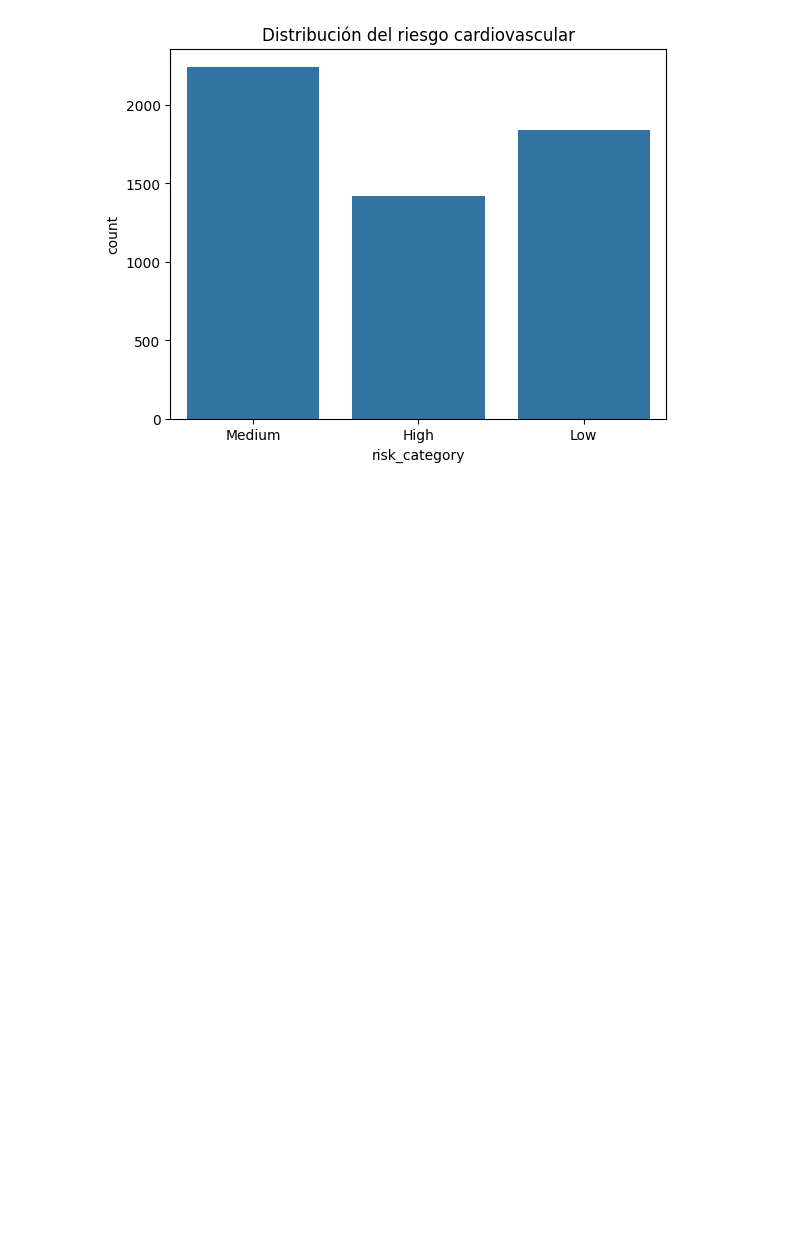
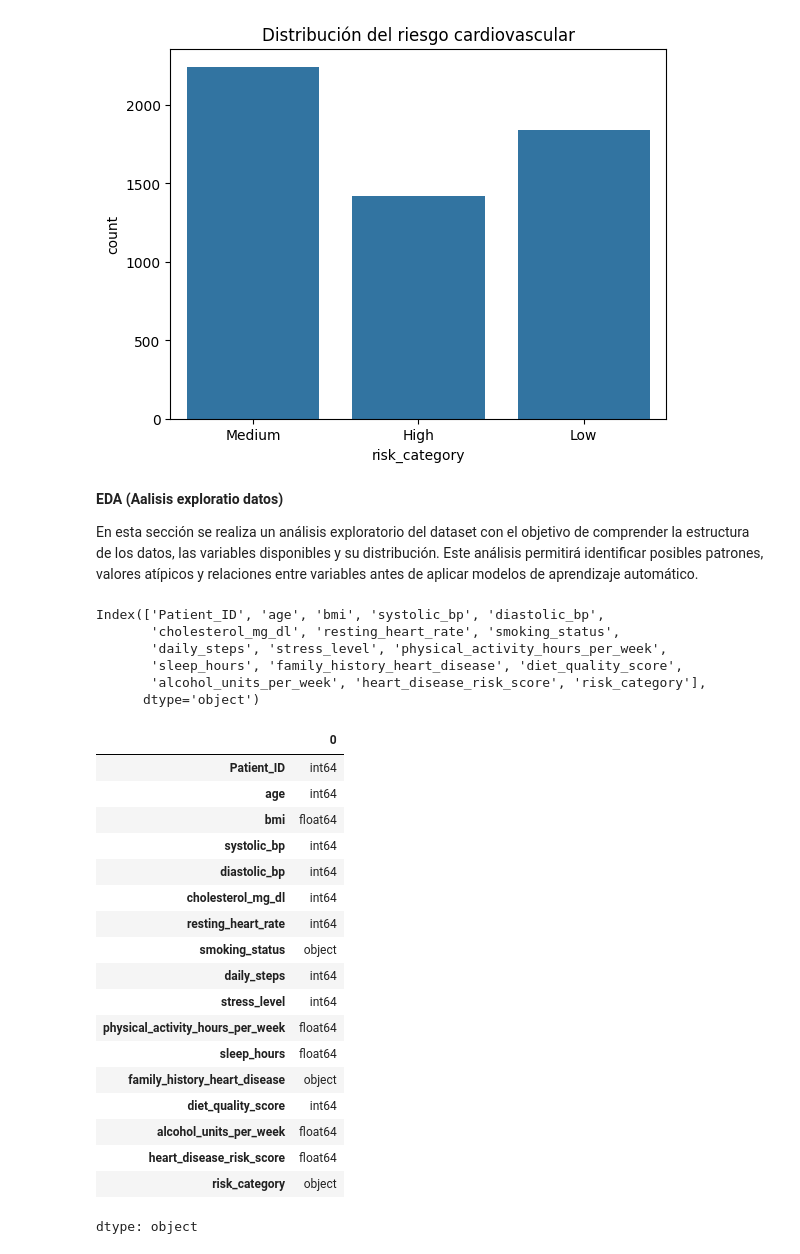
Before and after one commit to Grodriguezca/TFG-INF, a Jupyter notebook: TFGinformatica.ipynb, the cells around one changed output. Saved outputs shown, nothing was run; the diff lists cells and outputs as text; code cells hidden in the pictures; blank space fills up the shorter version.

```diff
--- a/TFGinformatica.ipynb
+++ b/TFGinformatica.ipynb
@@ -64,3 +69,39 @@ plt.title("Distribución del riesgo cardiovascular")
 plt.show()
 # %% [output]
 [figure]
+# %% [markdown]
+**EDA (Aalisis exploratio datos)**
+
+
+En esta sección se realiza un análisis exploratorio del dataset con el objetivo de comprender la estructura de los datos, las variables disponibles y su distribución. Este análisis permitirá identificar posibles patrones, valores atípicos y relaciones entre variables antes de aplicar modelos de aprendizaje automático.
+# %%
+df.columns
+# %% [output]
+Index(['Patient_ID', 'age', 'bmi', 'systolic_bp', 'diastolic_bp',
+       'cholesterol_mg_dl', 'resting_heart_rate', 'smoking_status',
+       'daily_steps', 'stress_level', 'physical_activity_hours_per_week',
+       'sleep_hours', 'family_history_heart_disease', 'diet_quality_score',
+       'alcohol_units_per_week', 'heart_disease_risk_score', 'risk_category'],
+      dtype='object')
+# %%
+df.dtypes
+# %% [output]
+|  | 0 |
+| Patient_ID | int64 |
+| age | int64 |
+| bmi | float64 |
+| systolic_bp | int64 |
+| diastolic_bp | int64 |
+| cholesterol_mg_dl | int64 |
+| resting_heart_rate | int64 |
+| smoking_status | object |
+| daily_steps | int64 |
+| stress_level | int64 |
+| physical_activity_hours_per_week | float64 |
+| sleep_hours | float64 |
+| family_history_heart_disease | object |
+| diet_quality_score | int64 |
+| alcohol_units_per_week | float64 |
+| heart_disease_risk_score | float64 |
+| risk_category | object |
+dtype: object
```
Also changed, not shown: parts of 26 cells of this notebook.
